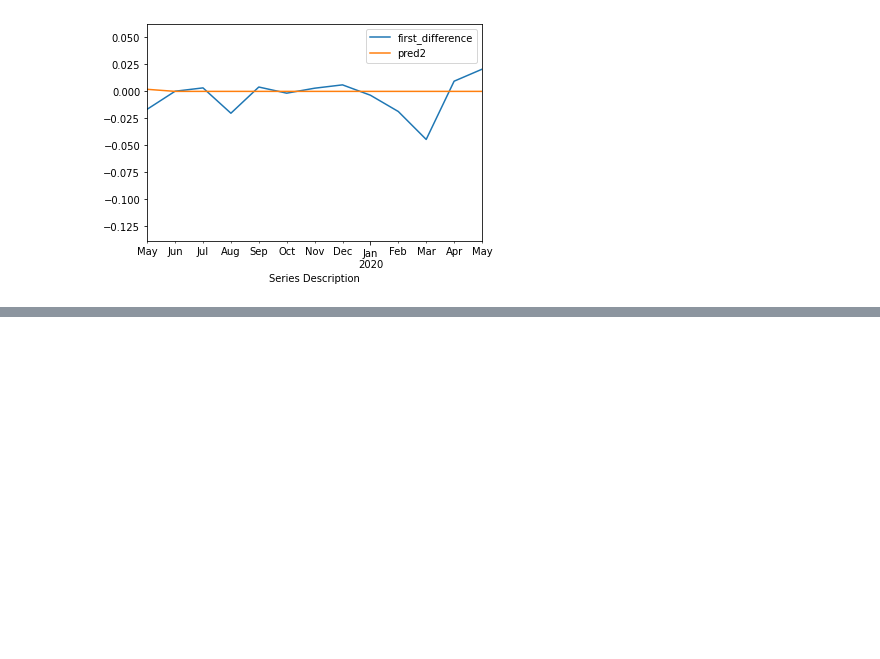
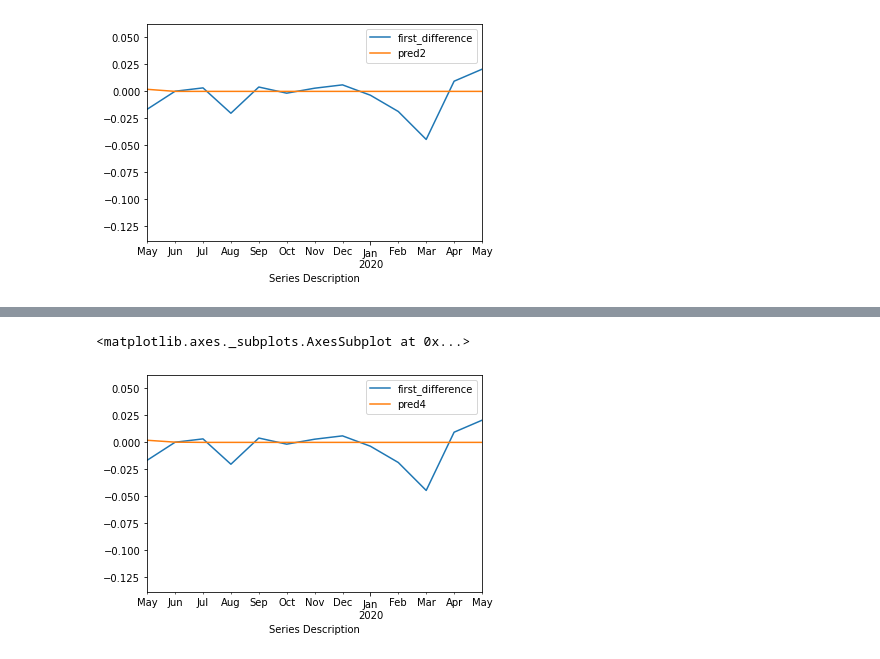
Before and after one commit to marmistead91/Foreign-Exchange-Rates-Time-Series, a Jupyter notebook: Time Series.ipynb, the cells around one changed output, grey strips where cells are left out. Drawn from its saved outputs; the diff is of its cells as text; code cells hidden in the pictures; blank space fills up the shorter version.

```diff
--- a/Time Series.ipynb
+++ b/Time Series.ipynb
@@ -718,3 +722,9 @@ const                    -0.000036
 ma.L1.first_difference    0.432237
 ma.L2.first_difference    0.041796
 dtype: float64
+# %%
+month_aus['pred4']=res_arma4.predict(start='2019-05-31',end='2020-05-31', dynamic=True)
+month_aus[['first_difference','pred4']].plot(xlim=['2019-05-31','2020-05-31'])
+# %% [output]
+<matplotlib.axes._subplots.AxesSubplot at 0x...>
+[figure, added]
```
Also changed, not shown: parts of 9 cells of this notebook.
